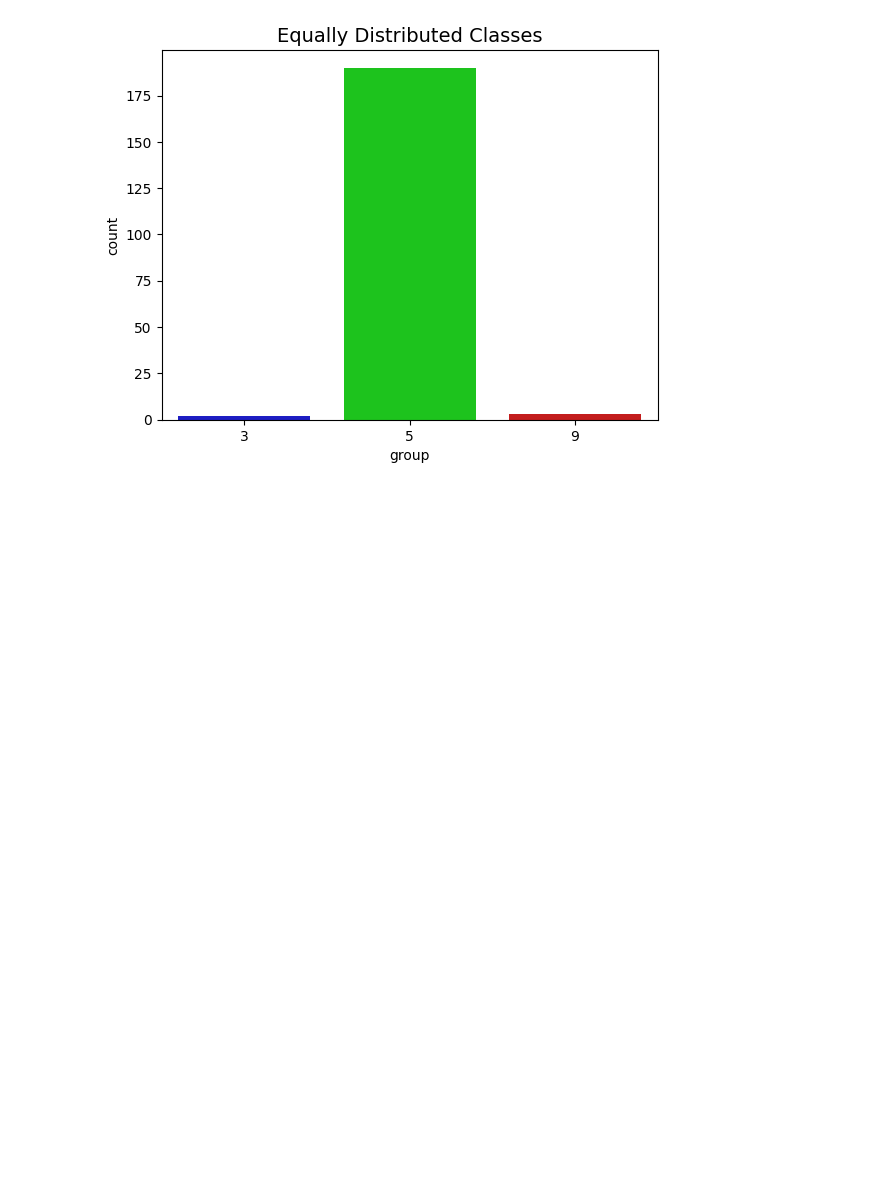
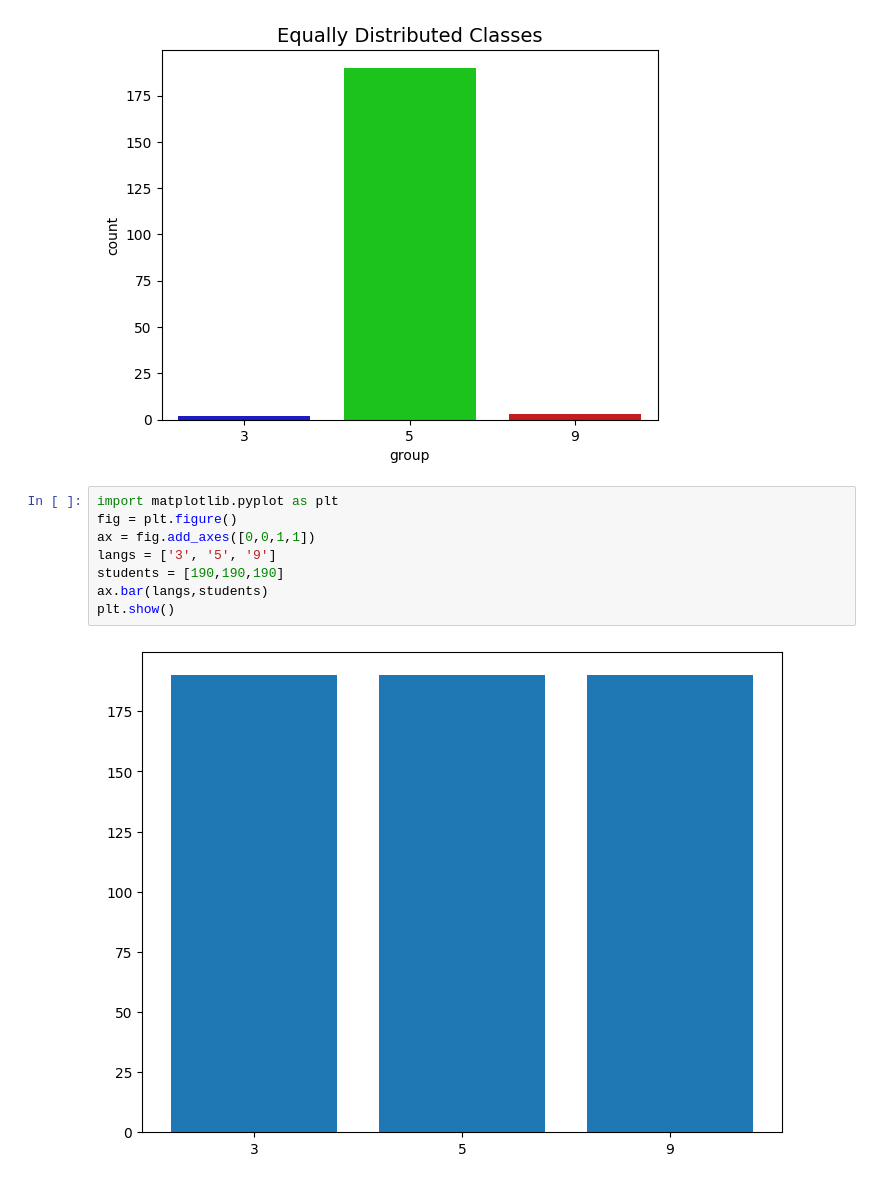
Before and after one commit to jumbokh/ML-Class, a Jupyter notebook: notebooks/overSampling_creditCard.ipynb, the cells around one changed output. Drawn from its saved outputs; the diff is of its cells as text; blank space fills up the shorter version.

```diff
--- a/notebooks/overSampling_creditCard.ipynb
+++ b/notebooks/overSampling_creditCard.ipynb
@@ -270,3 +295,13 @@ Distribution of the Classes in the subsample dataset
 3    0.010256
 Name: group, dtype: float64
 [figure]
+# %%
+import matplotlib.pyplot as plt
+fig = plt.figure()
+ax = fig.add_axes([0,0,1,1])
+langs = ['3', '5', '9']
+students = [190,190,190]
+ax.bar(langs,students)
+plt.show()
+# %% [output]
+[figure, added]
```
Also changed, not shown: parts of 4 cells of this notebook.
